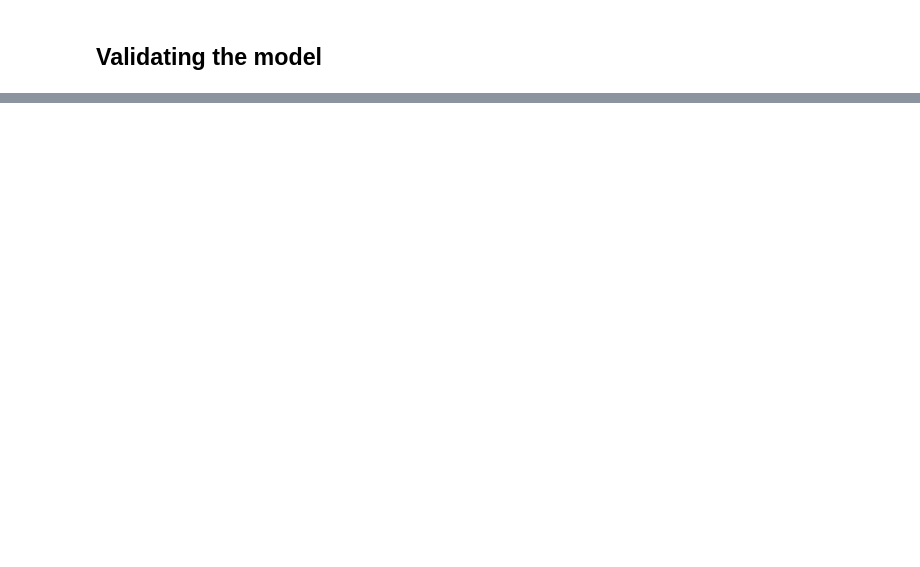
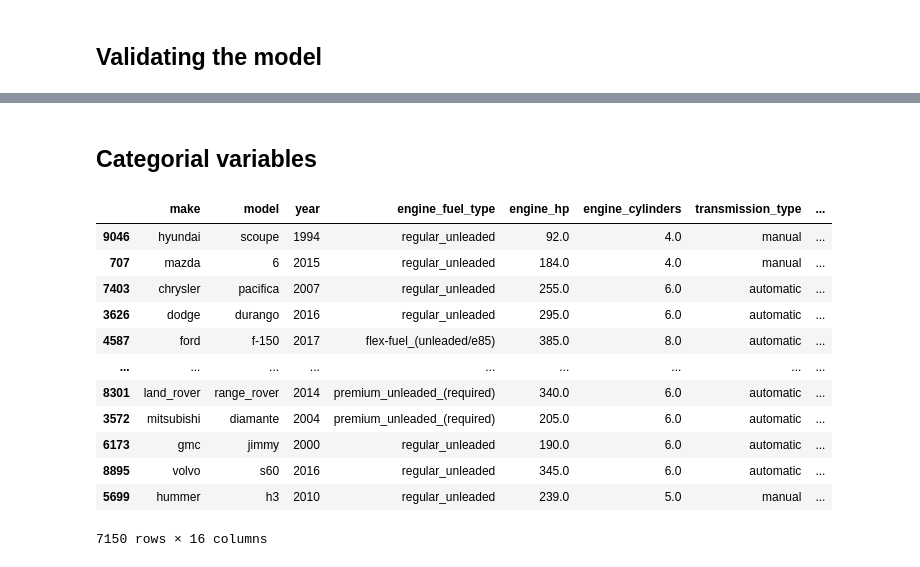
Before and after one commit to mukut02/ML-zoomcamp-HW, a Jupyter notebook: 02/02-Regression.ipynb, the cells around one changed output, grey strips where cells are left out. Cells and saved outputs as stored; diff of their text form; code cells hidden in the pictures; blank space fills up the shorter version.

```diff
--- a/02/02-Regression.ipynb
+++ b/02/02-Regression.ipynb
@@ -450,0 +514,18 @@ np.float64(0.7769971249567754)
+# %% [markdown]
+## Categorial variables
+# %%
+df_train
+# %% [output]
+|  | make | model | year | engine_fuel_type | engine_hp | engine_cylinders | transmission_type | ... |
+| 9046 | hyundai | scoupe | 1994 | regular_unleaded | 92.0 | 4.0 | manual | ... |
+| 707 | mazda | 6 | 2015 | regular_unleaded | 184.0 | 4.0 | manual | ... |
+| 7403 | chrysler | pacifica | 2007 | regular_unleaded | 255.0 | 6.0 | automatic | ... |
+| 3626 | dodge | durango | 2016 | regular_unleaded | 295.0 | 6.0 | automatic | ... |
+| 4587 | ford | f-150 | 2017 | flex-fuel_(unleaded/e85) | 385.0 | 8.0 | automatic | ... |
+| ... | ... | ... | ... | ... | ... | ... | ... | ... |
+| 8301 | land_rover | range_rover | 2014 | premium_unleaded_(required) | 340.0 | 6.0 | automatic | ... |
+| 3572 | mitsubishi | diamante | 2004 | premium_unleaded_(required) | 205.0 | 6.0 | automatic | ... |
+| 6173 | gmc | jimmy | 2000 | regular_unleaded | 190.0 | 6.0 | automatic | ... |
+| 8895 | volvo | s60 | 2016 | regular_unleaded | 345.0 | 6.0 | automatic | ... |
+| 5699 | hummer | h3 | 2010 | regular_unleaded | 239.0 | 5.0 | manual | ... |
+7150 rows × 16 columns
```
Also changed, not shown: parts of 61 cells of this notebook, 2 other files.
